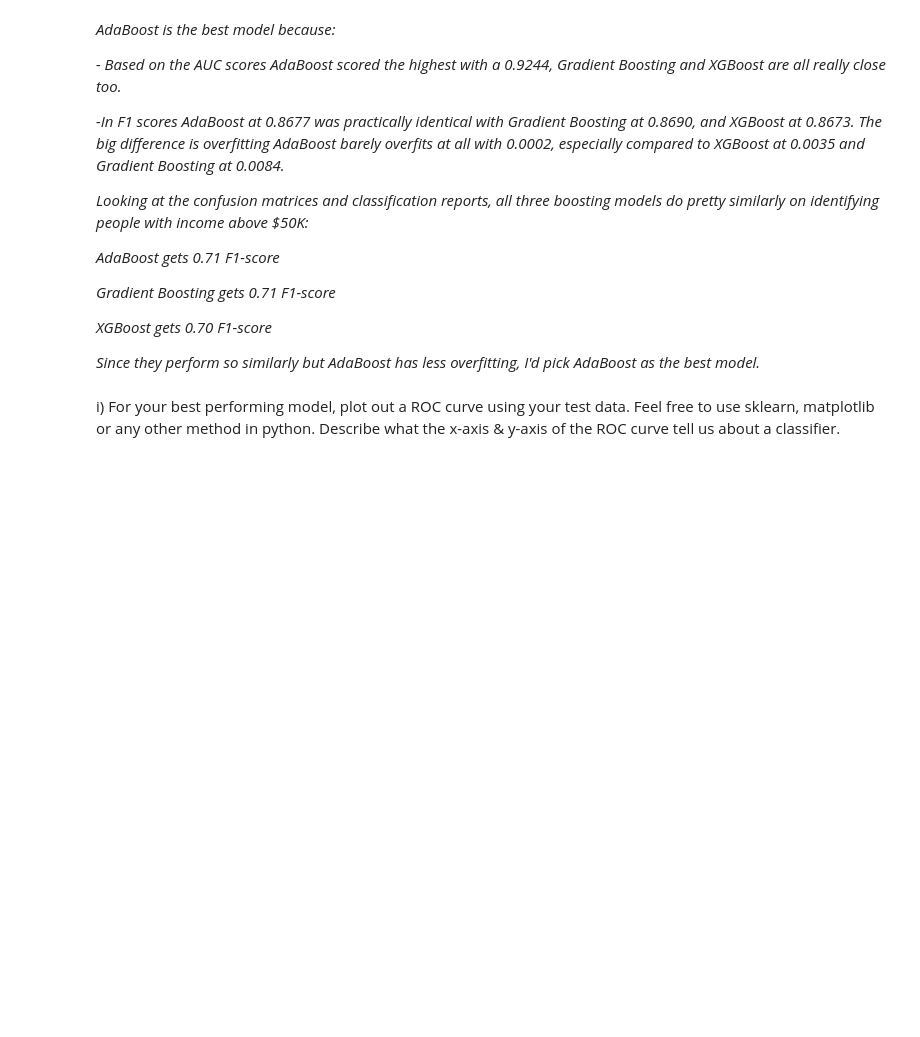
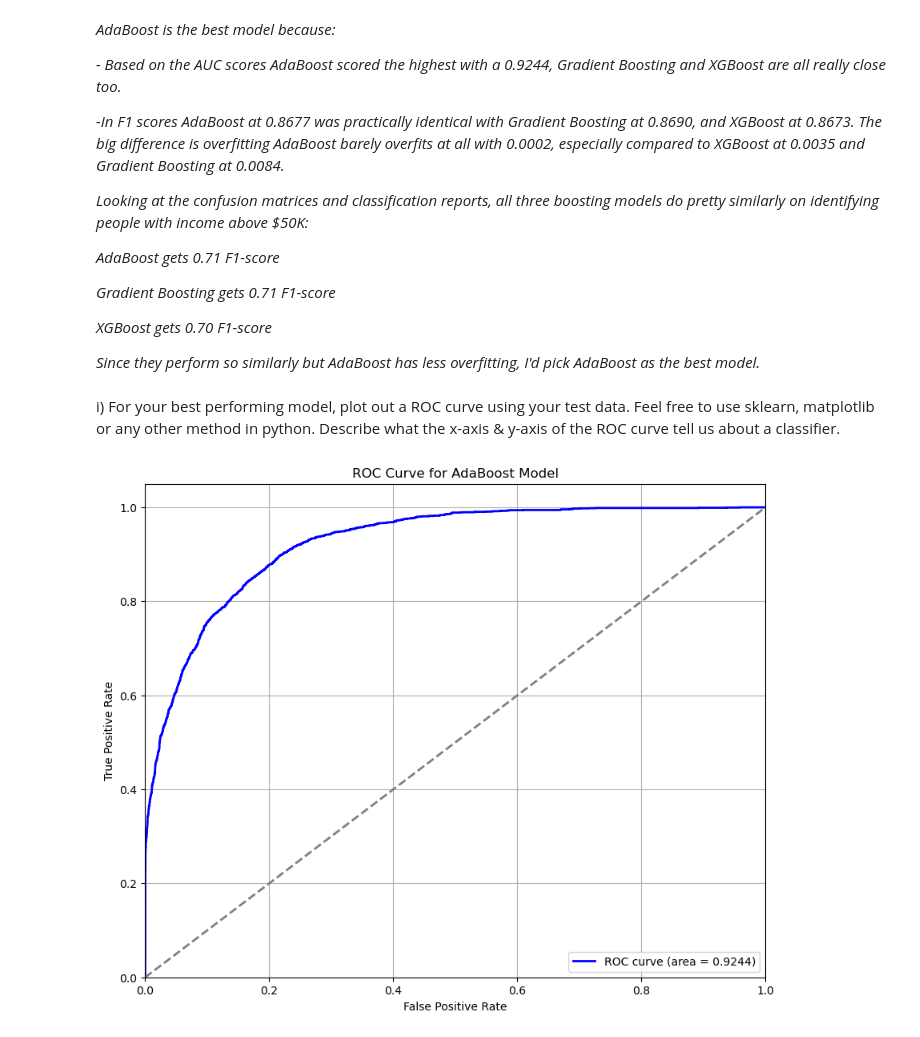
Before and after one commit to CassandraMaldonado/Deep-Dive-into-ML, a Jupyter notebook: Hw_3.ipynb, the cells around one changed output. Drawn from its saved outputs; the diff is of its cells as text; code cells hidden in the pictures; blank space fills up the shorter version.

```diff
--- a/Hw_3.ipynb
+++ b/Hw_3.ipynb
@@ -849,3 +849,25 @@ _XGBoost gets 0.70 F1-score_
 _Since they perform so similarly but AdaBoost has less overfitting, I'd pick AdaBoost as the best model._
 # %% [markdown]
 i) For your best performing model, plot out a ROC curve using your test data. Feel free to use sklearn, matplotlib or any other method in python. Describe what the x-axis & y-axis of the ROC curve tell us about a classifier.
+# %%
+from sklearn.metrics import roc_curve, auc
+
+# ROC curve values
+fpr_ada, tpr_ada, thresholds_ada = roc_curve(y_test, y_prob_ada)
+roc_auc_ada = auc(fpr_ada, tpr_ada)
+
+# ROC curve
+plt.figure(figsize=(10, 8))
+plt.plot(fpr_ada, tpr_ada, color='blue', lw=2,
+         label=f'ROC curve (area = {roc_auc_ada:.4f})')
+plt.plot([0, 1], [0, 1], color='gray', lw=2, linestyle='--')
+plt.xlim([0.0, 1.0])
+plt.ylim([0.0, 1.05])
+plt.xlabel('False Positive Rate')
+plt.ylabel('True Positive Rate')
+plt.title('ROC Curve for AdaBoost Model')
+plt.legend(loc="lower right")
+plt.grid(True)
+plt.show()
+# %% [output]
+[figure, added]
```
Also changed, not shown: parts of 4 cells of this notebook.
